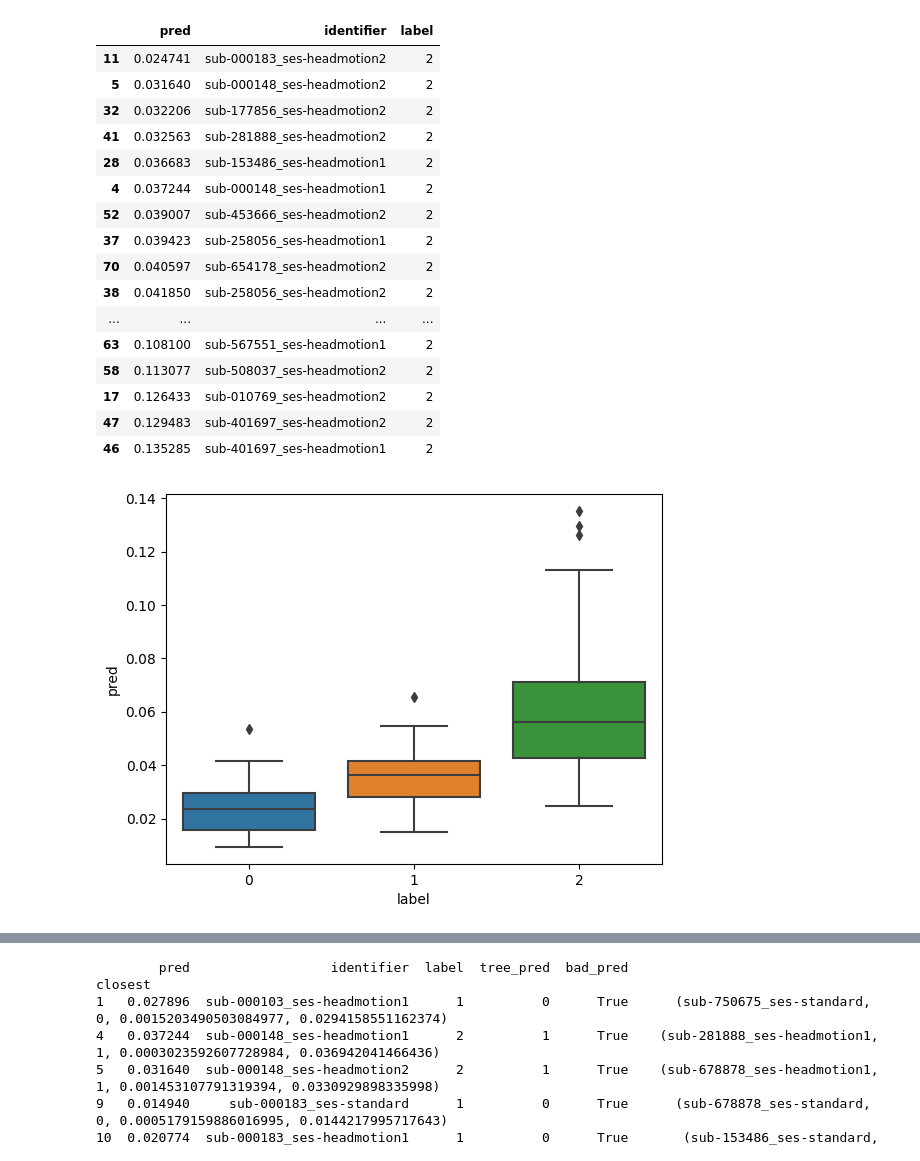
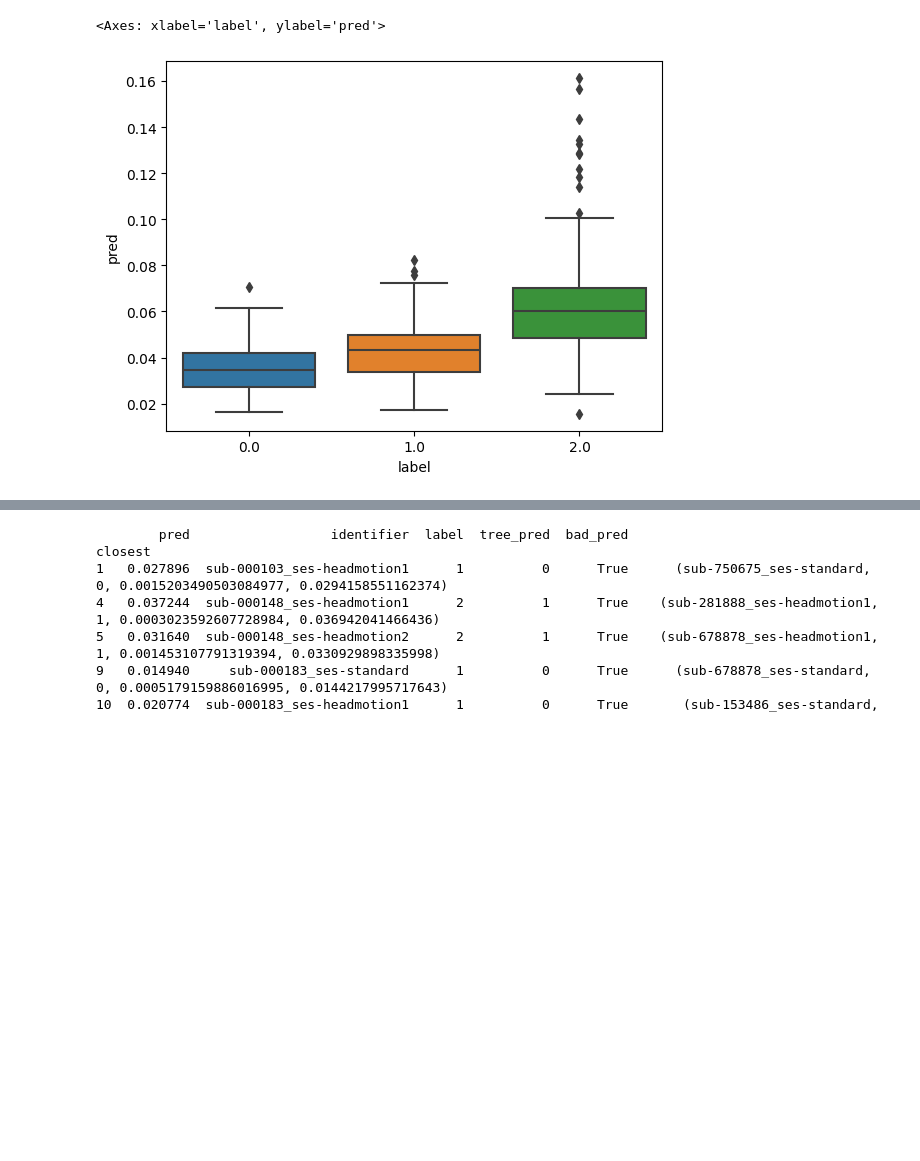
Before and after one commit to chbricout/motiondetector, a Jupyter notebook: notebooks/classifier.ipynb, the cells around one changed output, grey strips where cells are left out. Drawn from its saved outputs; the diff is of its cells as text; code cells hidden in the pictures; blank space fills up the shorter version.

```diff
--- a/notebooks/classifier.ipynb
+++ b/notebooks/classifier.ipynb
@@ -33,24 +17,7 @@ def separation_capacity(label, pred) :
 # %%
-df = pd.read_csv("/home/at70870/Downloads/ValMrArt-pred.csv", index_col=0)
+df = pd.read_csv(r"C:\Users\Brico\Downloads\MRART-pred(1).csv", index_col=0)
+df['label'] = df['label'].astype(float)
 sb.boxplot(df, x="label", y="pred")
-lozest = df[df['label']==2]['pred'].argsort()
-df[df['label']==2].iloc[lozest]
 # %% [output]
-|  | pred | identifier | label |
-| 11 | 0.024741 | sub-000183_ses-headmotion2 | 2 |
-| 5 | 0.031640 | sub-000148_ses-headmotion2 | 2 |
-| 32 | 0.032206 | sub-177856_ses-headmotion2 | 2 |
-| 41 | 0.032563 | sub-281888_ses-headmotion2 | 2 |
-| 28 | 0.036683 | sub-153486_ses-headmotion1 | 2 |
-| 4 | 0.037244 | sub-000148_ses-headmotion1 | 2 |
-| 52 | 0.039007 | sub-453666_ses-headmotion2 | 2 |
-| 37 | 0.039423 | sub-258056_ses-headmotion1 | 2 |
-| 70 | 0.040597 | sub-654178_ses-headmotion2 | 2 |
-| 38 | 0.041850 | sub-258056_ses-headmotion2 | 2 |
-| ... | ... | ... | ... |
-| 63 | 0.108100 | sub-567551_ses-headmotion1 | 2 |
-| 58 | 0.113077 | sub-508037_ses-headmotion2 | 2 |
-| 17 | 0.126433 | sub-010769_ses-headmotion2 | 2 |
-| 47 | 0.129483 | sub-401697_ses-headmotion2 | 2 |
-| 46 | 0.135285 | sub-401697_ses-headmotion1 | 2 |
+<Axes: xlabel='label', ylabel='pred'>
-[figure, old version]
+[figure, new version]
```
Also changed, not shown: parts of 8 cells of this notebook.
